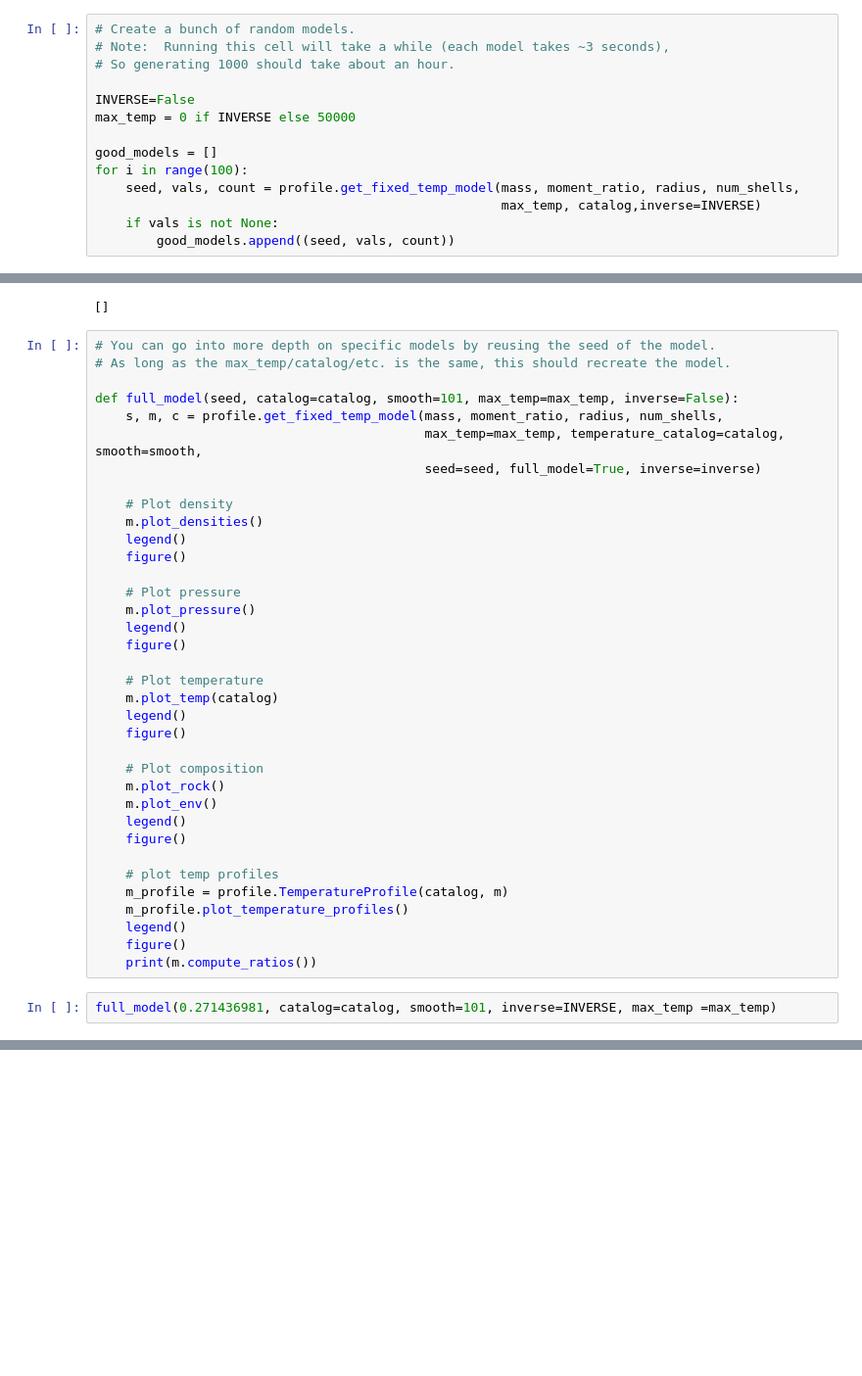
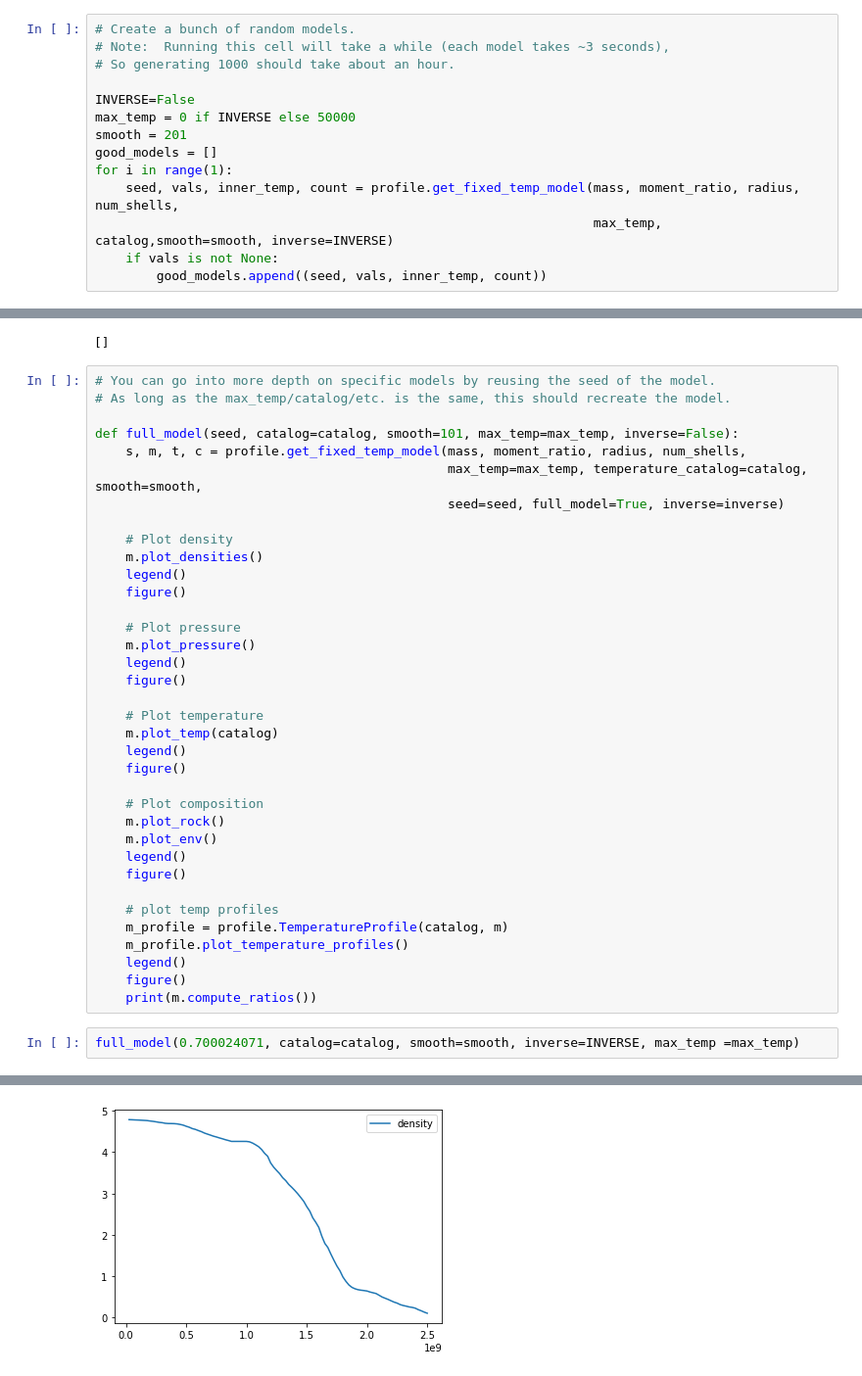
Before and after one commit to podolak/mcplanet, a Jupyter notebook: max_composition_planets.ipynb, the cells around one changed output, grey strips where cells are left out. Shown at 98% size. Saved outputs shown, nothing was run; the diff lists cells and outputs as text; blank space fills up the shorter version.

```diff
--- a/max_composition_planets.ipynb
+++ b/max_composition_planets.ipynb
@@ -25,13 +25,13 @@ catalog = temperature.sio2_water_env_catalog()
 
 INVERSE=False
 max_temp = 0 if INVERSE else 50000
-
+smooth = 201
 good_models = []
-for i in range(100):
-    seed, vals, count = profile.get_fixed_temp_model(mass, moment_ratio, radius, num_shells,
-                                                     max_temp, catalog,inverse=INVERSE)
+for i in range(1):
+    seed, vals, inner_temp, count = profile.get_fixed_temp_model(mass, moment_ratio, radius, num_shells,
+                                                                 max_temp, catalog,smooth=smooth, inverse=INVERSE)
     if vals is not None:
-        good_models.append((seed, vals, count))
+        good_models.append((seed, vals, inner_temp, count))
 # %%
 # This cell is a list of the "valid models".
 # The values you get are:
@@ -57,9 +57,9 @@ for i in range(100):
 # As long as the max_temp/catalog/etc. is the same, this should recreate the model.
 
 def full_model(seed, catalog=catalog, smooth=101, max_temp=max_temp, inverse=False):
-    s, m, c = profile.get_fixed_temp_model(mass, moment_ratio, radius, num_shells,
-                                           max_temp=max_temp, temperature_catalog=catalog, smooth=smooth,
-                                           seed=seed, full_model=True, inverse=inverse)
+    s, m, t, c = profile.get_fixed_temp_model(mass, moment_ratio, radius, num_shells,
+                                              max_temp=max_temp, temperature_catalog=catalog, smooth=smooth,
+                                              seed=seed, full_model=True, inverse=inverse)
 
     # Plot density
     m.plot_densities()
@@ -89,4 +89,5 @@ def full_model(seed, catalog=catalog, smooth=101, max_temp=max_temp, inverse=Fal
     figure()
     print(m.compute_ratios())
 # %%
-full_model(0.271436981, catalog=catalog, smooth=101, inverse=INVERSE, max_temp =max_temp)
+full_model(0.700024071, catalog=catalog, smooth=smooth, inverse=INVERSE, max_temp =max_temp)
+# %% [output]
@@ -92,0 +95 @@ full_model(0.271436981, catalog=catalog, smooth=101, inverse=INVERSE, max_temp =
+[figure, added]
```
Also changed, not shown: parts of 1 cell of this notebook.
